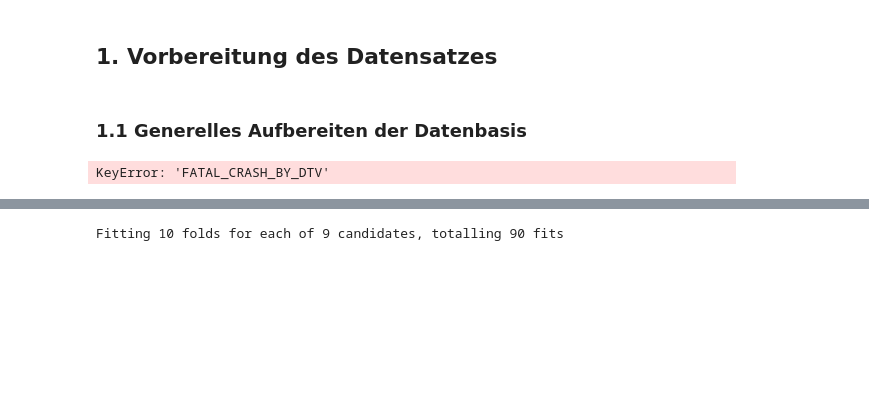
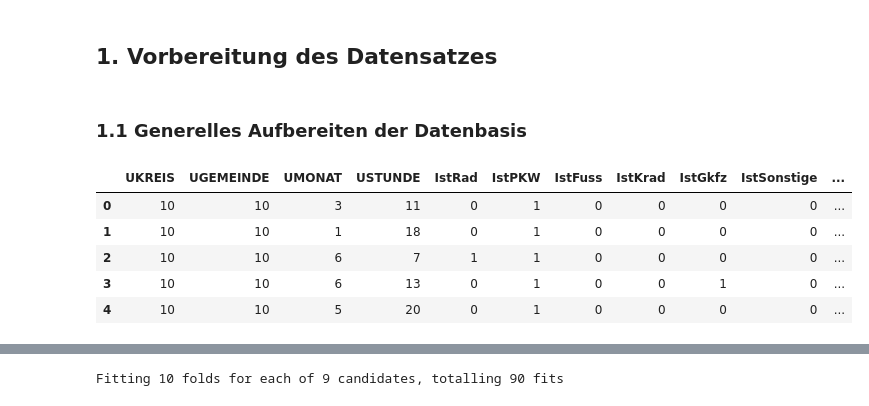
Before and after one commit to s0554849/unfallanalyse_berlin, a Jupyter notebook: 03_Analytics/Frage2_Gefahren_Fahrradfahrer.ipynb, the cells around one changed output, grey strips where cells are left out. Saved outputs shown, nothing was run; the diff lists cells and outputs as text; code cells hidden in the pictures; blank space fills up the shorter version.

```diff
--- a/03_Analytics/Frage2_Gefahren_Fahrradfahrer.ipynb
+++ b/03_Analytics/Frage2_Gefahren_Fahrradfahrer.ipynb
@@ -124,10 +120,7 @@ join_dtv = join_dtv.drop(["OBJECTID","TARGET","DTV"], axis=1)
 crash_data = pd.merge(crash_data, join_ukreis, on ='UKREIS',  how='inner')
 crash_data = pd.merge(crash_data, join_ugemeinde, on ='UGEMEINDE',  how='inner')
 #crash_data = pd.merge(crash_data, join_dtv, on ='STR_NAME',  how='inner')
-crash_data = crash_data.drop(["OBJECTID","STR_NAME"], axis=1)
 #crash_data['FATAL_CRASH_BY_DTV'] = crash_data['FATAL_CRASH_BY_DTV'].fillna(crash_data['FATAL_CRASH_BY_DTV'].mean())
-# %% [output]
-KeyError: 'FATAL_CRASH_BY_DTV'
 # %%
 
 
@@ -154,0 +134,9 @@ crash_data_copy = crash_data_copy.drop(["geometry"], axis=1)
+# %%
+crash_data.head()
+# %% [output]
+|  | UKREIS | UGEMEINDE | UMONAT | USTUNDE | IstRad | IstPKW | IstFuss | IstKrad | IstGkfz | IstSonstige | ... |
+| 0 | 10 | 10 | 3 | 11 | 0 | 1 | 0 | 0 | 0 | 0 | ... |
+| 1 | 10 | 10 | 1 | 18 | 0 | 1 | 0 | 0 | 0 | 0 | ... |
+| 2 | 10 | 10 | 6 | 7 | 1 | 1 | 0 | 0 | 0 | 0 | ... |
+| 3 | 10 | 10 | 6 | 13 | 0 | 1 | 0 | 0 | 1 | 0 | ... |
+| 4 | 10 | 10 | 5 | 20 | 0 | 1 | 0 | 0 | 0 | 0 | ... |
```
Also changed, not shown: parts of 7 cells of this notebook, 7 other files.
